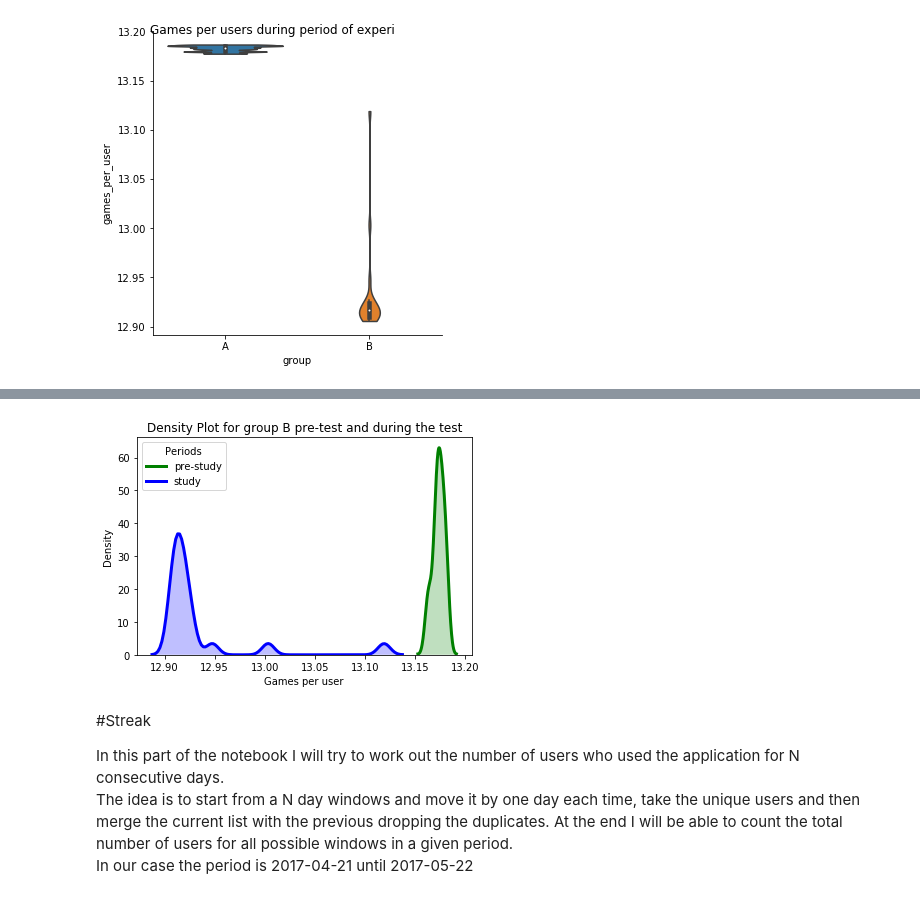
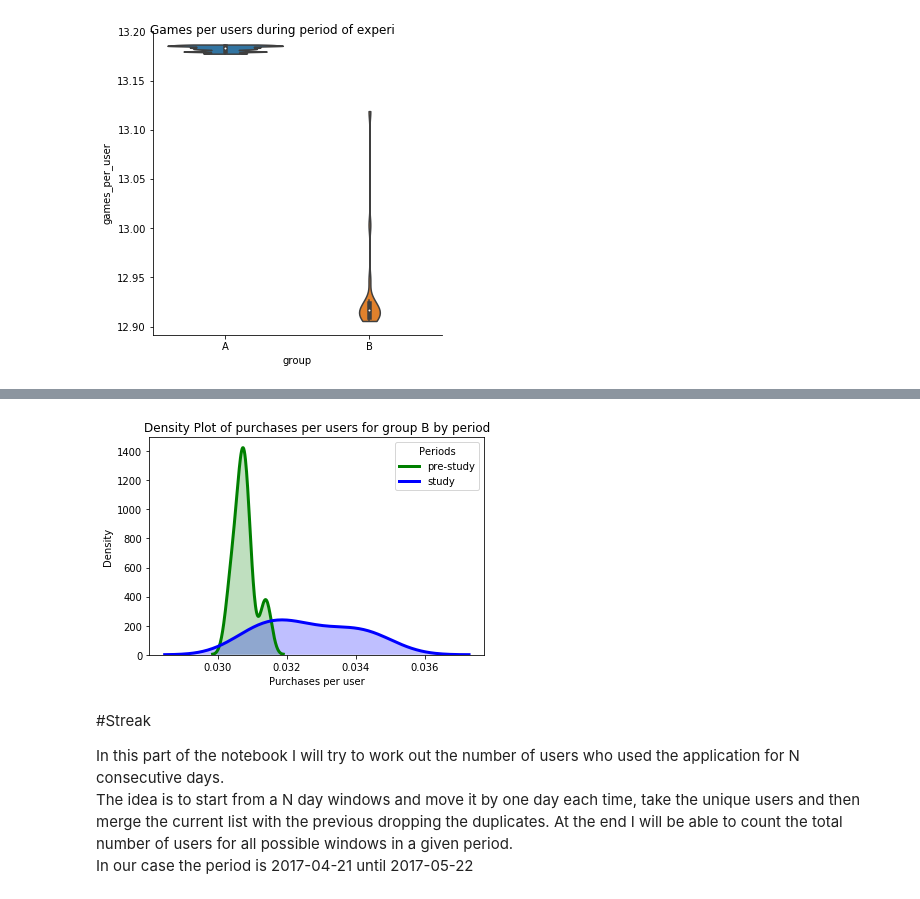
Before and after one commit to ellenne/getAndCleanData, a Jupyter notebook: KingAssignment.ipynb, the cells around one changed output, grey strips where cells are left out. Saved outputs shown, nothing was run; the diff lists cells and outputs as text; code cells hidden in the pictures.

```diff
--- a/KingAssignment.ipynb
+++ b/KingAssignment.ipynb
@@ -174,15 +310,15 @@ col = ['green', 'blue']
 for time in times:
   subset = df_A[df_A['period'] == time]
 
-  sns.distplot(subset['games_per_user'], hist = False, kde = True,
+  sns.distplot(subset['conversion'], hist = False, kde = True,
                  kde_kws = {'shade': True, 'linewidth': 3},
                  color = col[times.index(time)],
                  label = time)
 
 plt.legend(prop={'size': 10}, title = 'Periods')
-plt.title('Density Plot for group A pre-test and during the test')
-plt.xlabel('Games per user')
+plt.title('Density Plot Conversion for group A by period')
+plt.xlabel('Conversion')
 plt.ylabel('Density')
-pic2_1 = plt.savefig("DensityGroupA_ByPeriod.png")
-files.download("DensityGroupA_ByPeriod.png")
+pic2_3 = plt.savefig("DensityConversionGroupA.png")
+files.download("DensityConversionGroupA.png")
 # %% [output]
@@ -189,0 +379,17 @@ files.download("DensityGroupA_ByPeriod.png")
+# %%
+times = ['pre-study', 'study']
+col = ['green', 'blue']
+for time in times:
+  subset = df_A[df_A['period'] == time]
+
+  sns.distplot(subset['purc_per_user'], hist = False, kde = True,
+                 kde_kws = {'shade': True, 'linewidth': 3},
+                 color = col[times.index(time)],
+                 label = time)
+
+plt.legend(prop={'size': 10}, title = 'Periods')
+plt.title('Density Plot of purchases per users for group A by period')
+plt.xlabel('Purchases per user')
+plt.ylabel('Density')
+pic3_3 = plt.savefig("DensityPurchasesPerUserGroupA.png")
+files.download("DensityPurchasesPerUserGroupA.png")
@@ -190,22 +398,22 @@ files.download("DensityGroupA_ByPeriod.png")
 # %%
 times = ['pre-study', 'study']
 col = ['green', 'blue']
 for time in times:
   subset = df_B[df_B['period'] == time]
 
-  sns.distplot(subset['games_per_user'], hist = False, kde = True,
+  sns.distplot(subset['purc_per_user'], hist = False, kde = True,
                  kde_kws = {'shade': True, 'linewidth': 3},
-               color = col[times.index(time)],
-               label = time)
+                 color = col[times.index(time)],
+                 label = time)
 
 plt.legend(prop={'size': 10}, title = 'Periods')
-plt.title('Density Plot for group B pre-test and during the test')
-plt.xlabel('Games per user')
+plt.title('Density Plot of purchases per users for group B by period')
+plt.xlabel('Purchases per user')
 plt.ylabel('Density')
-pic2_1 = plt.savefig("DensityGroupB_ByPeriod.png")
-files.download("DensityGroupB_ByPeriod.png")
+pic1_4 = plt.savefig("DensityPurchasesPerUsersGroupB.png")
+files.download("DensityPurchasesPerUsersGroupB.png")
 # %% [output]
-[figure, old version]
+[figure, new version]
 # %% [markdown]
 #Streak
 
```
Also changed, not shown: parts of 39 cells of this notebook.
